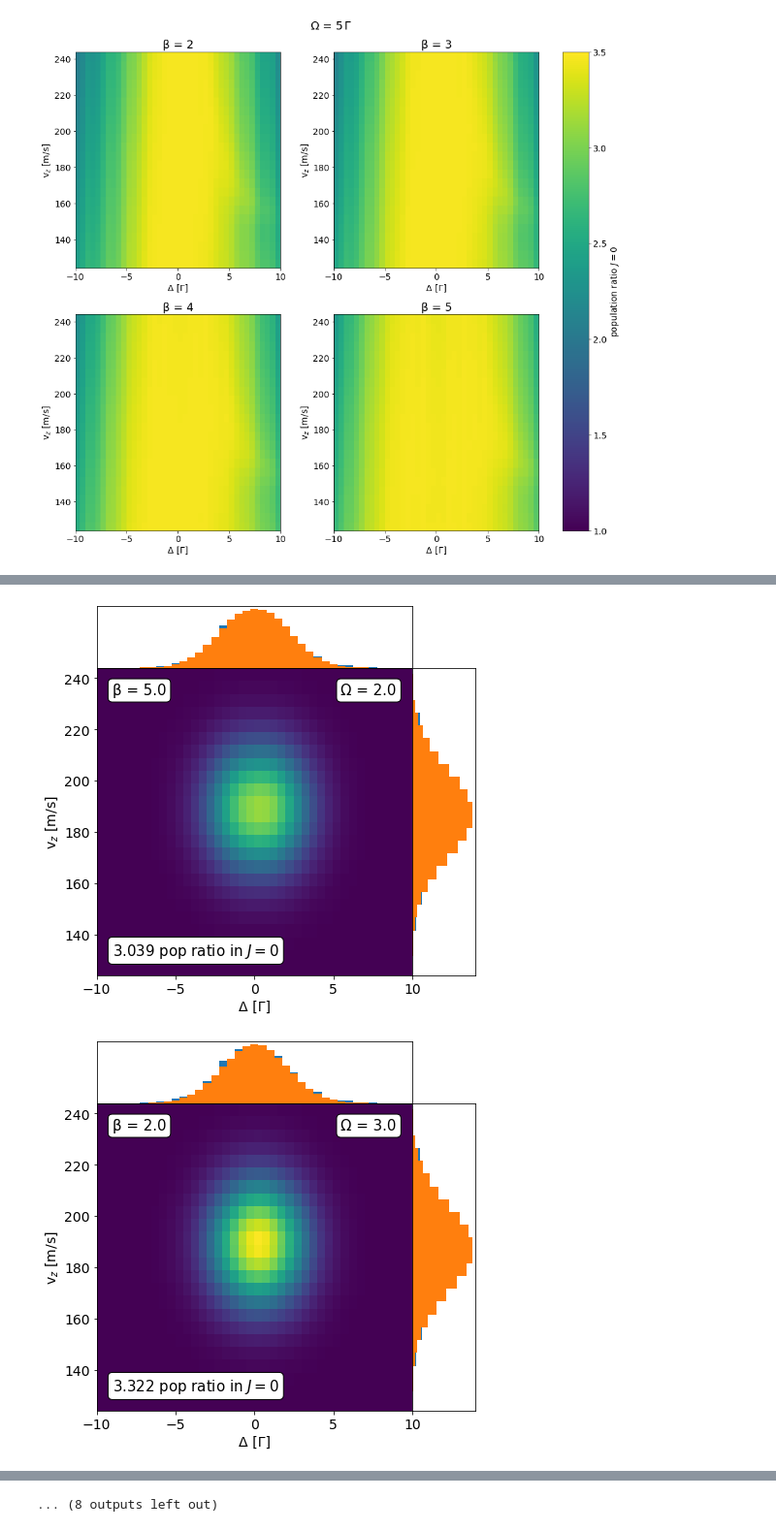
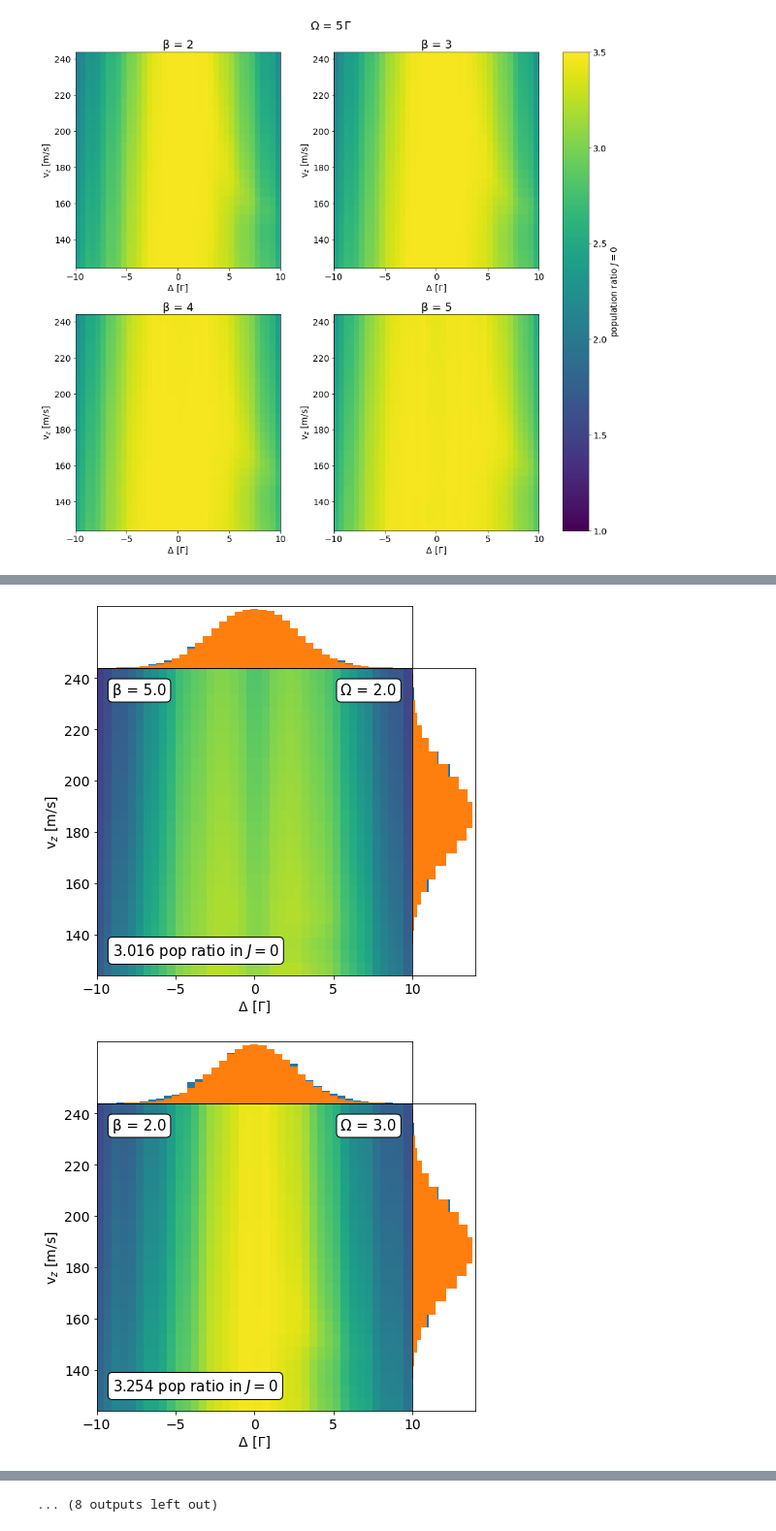
Before and after one commit to ograsdijk/optical-bloch, a Jupyter notebook: Velocity Broadening with Multipass + apertures + phase modulation.ipynb, the cells around one changed output, grey strips where cells are left out. Shown at 97% size. Cells and saved outputs as stored; diff of their text form; code cells hidden in the pictures.

Commit message:
Updated for apertures of 2020-10-28

```diff
--- a/Velocity Broadening with Multipass + apertures + phase modulation.ipynb
+++ b/Velocity Broadening with Multipass + apertures + phase modulation.ipynb
@@ -201,7 +201,7 @@ coords_aperture_1[0,:] = coords[0,:]+dt*v_x
 coords_aperture_1[1,:] = coords[1,:]+dt*v_y
 coords_aperture_1[2,:] = distance_aperture_1
 # %%
-distance_aperture_2 = 35.37 * in_to_m - 0.01
+distance_aperture_2 = 31 * in_to_m - 0.01
 
 coords_aperture_2 = np.empty([3,size])
 
@@ -878,6 +878,7 @@ for Ω_factor in [1,2,3,4,5]:
 # %%
- # check that the data is within this range, used to use same colorscale for each figure
-vmin, vmax = 0,0.002
+# check that the data is within this range, used to use same colorscale for each figure
+P0_ini = np.diag(ρ_ini[:4,:4]).sum().real
+vmin, vmax = 1,3.5
 
 # selecting Ω slices
 for Ω_factor in [1,2,3,4,5]:
@@ -920,7 +921,7 @@ for Ω_factor in [1,2,3,4,5]:
 
         total = (convolve.sum(axis = 0)*dv).sum()*dΔ
 
-        cs = ax.pcolormesh(X,Y,convolve, shading = 'nearest', vmin = vmin, vmax = vmax)
+        cs = ax.pcolormesh(X,Y,Z/P0_ini, shading = 'nearest', vmin = vmin, vmax = vmax)
 
 
         ax.set_xlabel("Δ [Γ]")
@@ -974,2 +975,2 @@ for Ω_factor in [1,2,3,4,5]:
-[figure, old version]
+[figure, new version]
-[figure, old version]
+[figure, new version]
```
Also changed, not shown: parts of 11 cells of this notebook, 1 other file.
